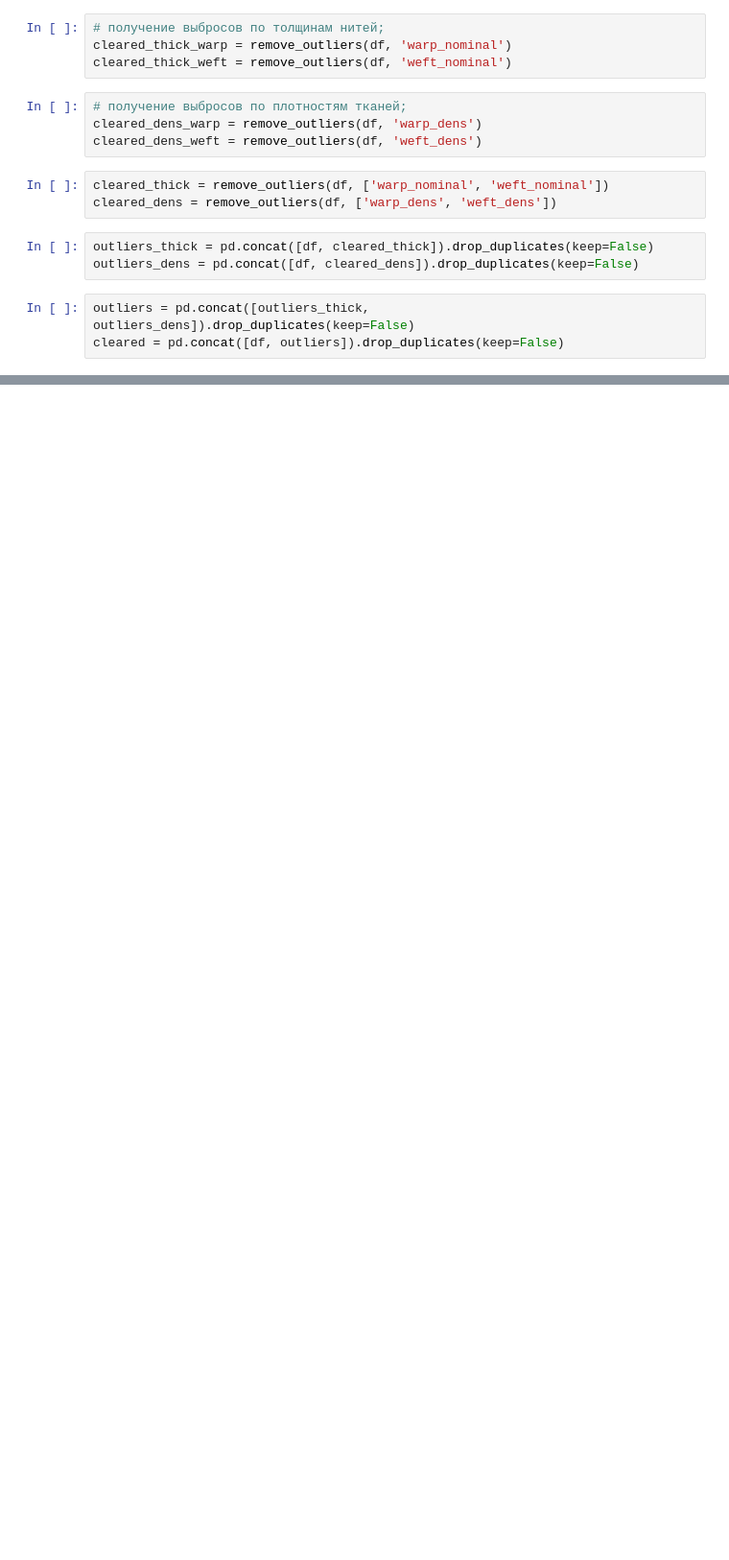
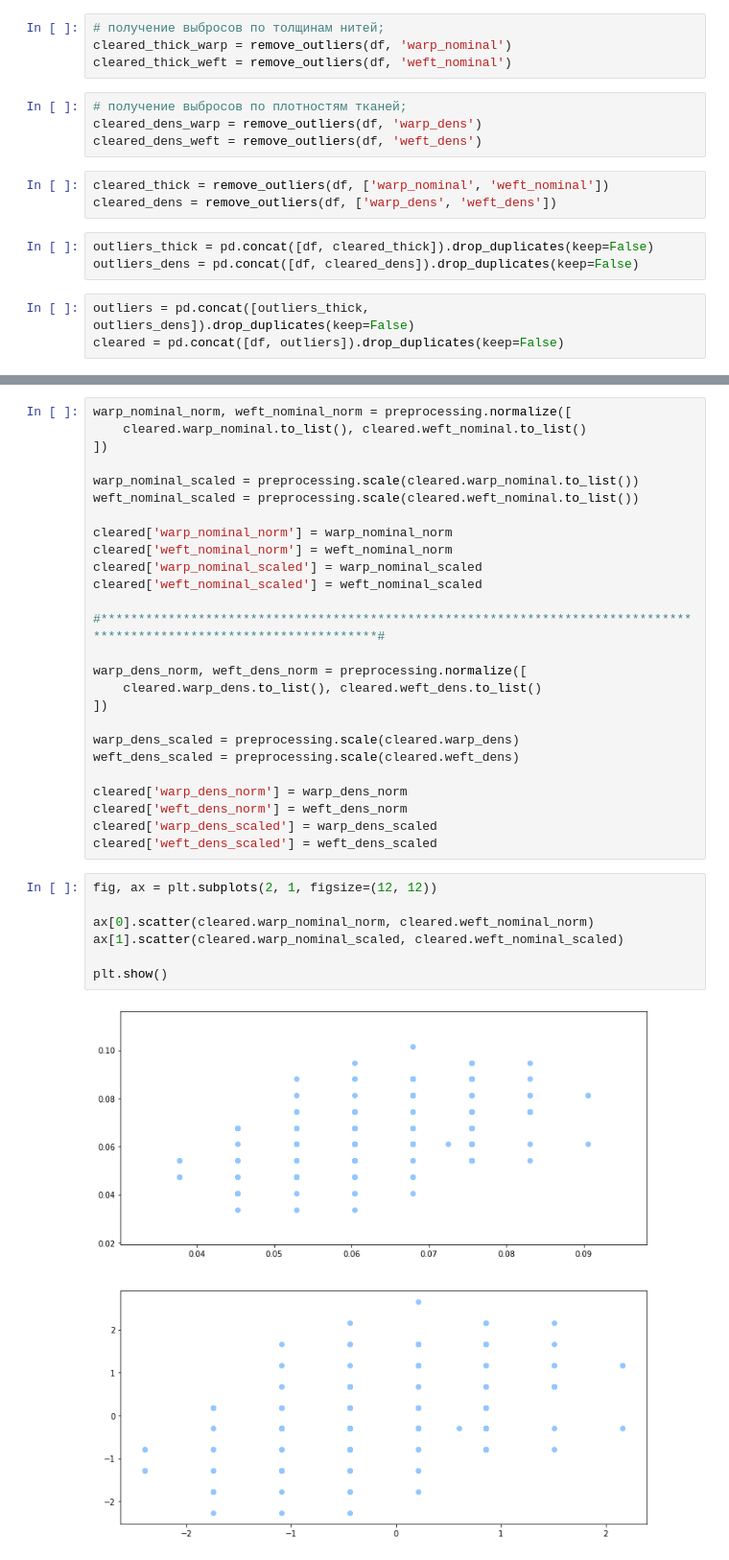
Before and after one commit to streltcov/textile_data, a Jupyter notebook: notebooks/1_exploratory.ipynb, the cells around one changed output, grey strips where cells are left out. Shown at 96% size. Drawn from its saved outputs; the diff is of its cells as text; blank space fills up the shorter version.

```diff
--- a/notebooks/1_exploratory.ipynb
+++ b/notebooks/1_exploratory.ipynb
@@ -159,0 +188,35 @@ sns.boxplot(ax=ax[3], x=cleared.weft_dens)
+# %%
+warp_nominal_norm, weft_nominal_norm = preprocessing.normalize([
+    cleared.warp_nominal.to_list(), cleared.weft_nominal.to_list()
+])
+
+warp_nominal_scaled = preprocessing.scale(cleared.warp_nominal.to_list())
+weft_nominal_scaled = preprocessing.scale(cleared.weft_nominal.to_list())
+
+cleared['warp_nominal_norm'] = warp_nominal_norm
+cleared['weft_nominal_norm'] = weft_nominal_norm
+cleared['warp_nominal_scaled'] = warp_nominal_scaled
+cleared['weft_nominal_scaled'] = weft_nominal_scaled
+
+#*********************************************************************************************************************#
+
+warp_dens_norm, weft_dens_norm = preprocessing.normalize([
+    cleared.warp_dens.to_list(), cleared.weft_dens.to_list()
+])
+
+warp_dens_scaled = preprocessing.scale(cleared.warp_dens)
+weft_dens_scaled = preprocessing.scale(cleared.weft_dens)
+
+cleared['warp_dens_norm'] = warp_dens_norm
+cleared['weft_dens_norm'] = weft_dens_norm
+cleared['warp_dens_scaled'] = warp_dens_scaled
+cleared['weft_dens_scaled'] = weft_dens_scaled
+# %%
+fig, ax = plt.subplots(2, 1, figsize=(12, 12))
+
+ax[0].scatter(cleared.warp_nominal_norm, cleared.weft_nominal_norm)
+ax[1].scatter(cleared.warp_nominal_scaled, cleared.weft_nominal_scaled)
+
+plt.show()
+# %% [output]
+[figure, added]
```
Also changed, not shown: parts of 11 cells of this notebook.
